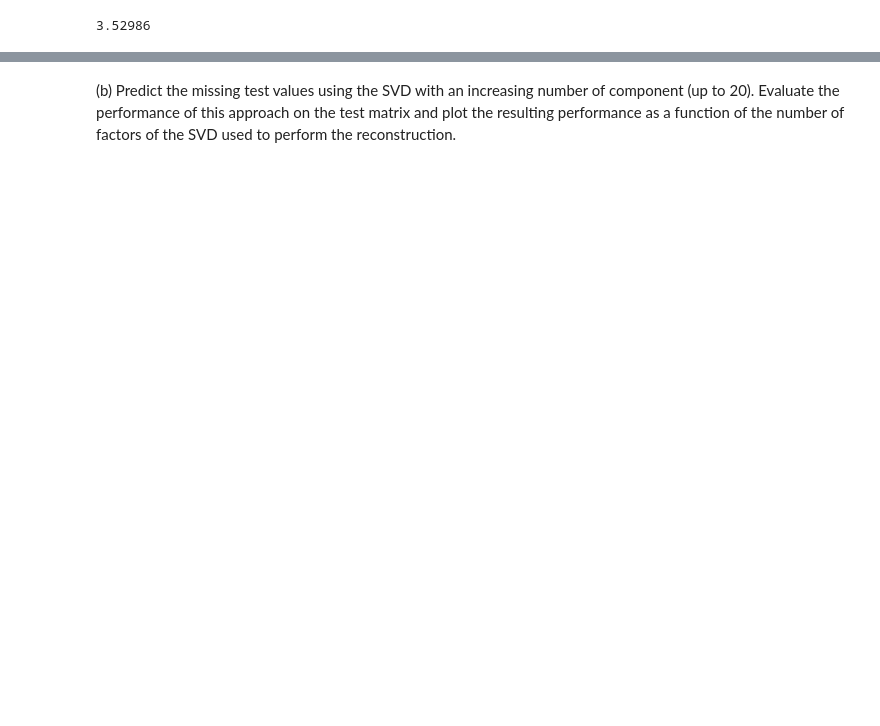
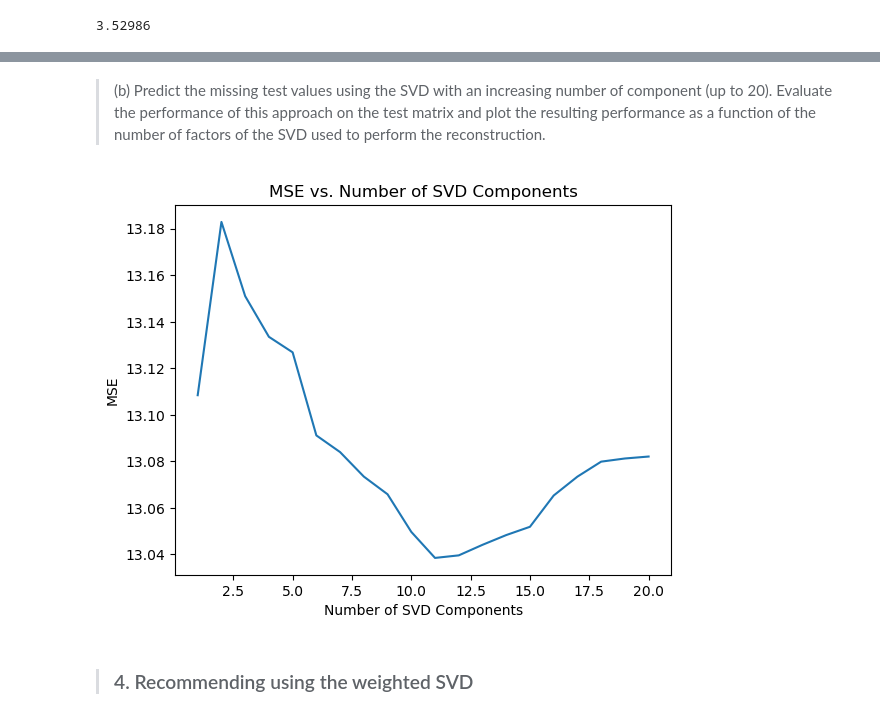
Before and after one commit to mohamedbenslimane1/Exploring-Recommender-Systems-with-MovieLens-Dataset-A-Practical-Approach, a Jupyter notebook: my_lab_5.ipynb, the cells around one changed output, grey strips where cells are left out. Cells and saved outputs as stored; diff of their text form; code cells hidden in the pictures; blank space fills up the shorter version.

```diff
--- a/my_lab_5.ipynb
+++ b/my_lab_5.ipynb
@@ -147,0 +156,15 @@ UFuncTypeError: Cannot cast ufunc 'subtract' output from dtype('float64') to dty
+# %%
+from scipy.sparse.linalg import svds
+import scipy.sparse as sp
+
+# Convert 'training_data' to float
+training_data_centered = training_data.astype(float)
+
+# Center the training data by subtracting the global mean from ratings
+training_data_centered[:, 2] -= global_mean
+
+# Convert the centered training data to a sparse matrix
+M_train = sp.csr_matrix((training_data_centered[:, 2], (training_data_centered[:, 0], training_data_centered[:, 1])), shape=data_shape)
+
+# Compute the SVD
+U, sigma, Vt = svds(M_train, k=20)
@@ -148,4 +222,33 @@ UFuncTypeError: Cannot cast ufunc 'subtract' output from dtype('float64') to dty
 # %% [markdown]
-(b) Predict the missing test values using the SVD with an increasing number of component (up to 20).
+> (b) Predict the missing test values using the SVD with an increasing number of component (up to 20).
 Evaluate the performance of this approach on the test matrix and plot the resulting performance
 as a function of the number of factors of the SVD used to perform the reconstruction.
+# %%
+from sklearn.metrics import mean_squared_error
+
+mse_scores = []
+
+for n_components in range(1, 21):
+    # Reconstruct the matrix with n_components
+    sigma_n = np.diag(sigma[-n_components:])
+    M_pred = np.dot(np.dot(U[:, -n_components:], sigma_n), Vt[-n_components:, :])
+
+    # Predict ratings for the test data
+    test_preds = [M_pred[user, movie] for user, movie in zip(test_users, test_movies)]
+
+    # Calculate MSE
+    mse = mean_squared_error(test_ratings, test_preds)
+    mse_scores.append(mse)
+
+# Plot the MSE scores
+import matplotlib.pyplot as plt
+
+plt.plot(range(1, 21), mse_scores)
+plt.xlabel('Number of SVD Components')
+plt.ylabel('MSE')
+plt.title('MSE vs. Number of SVD Components')
+plt.show()
+# %% [output]
+[figure, added]
+# %% [markdown]
+> ### 4. Recommending using the weighted SVD
```
Also changed, not shown: parts of 29 cells of this notebook.
